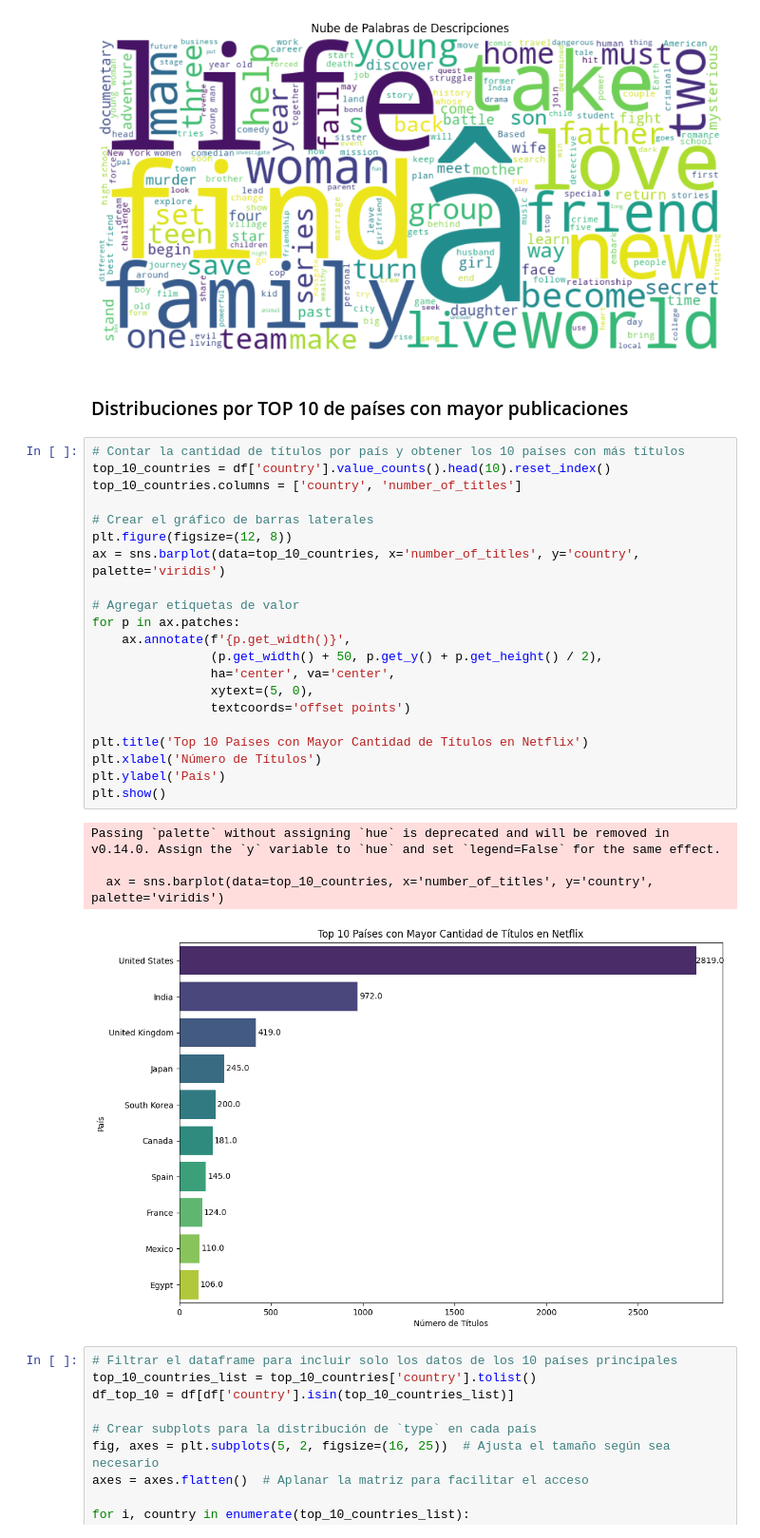
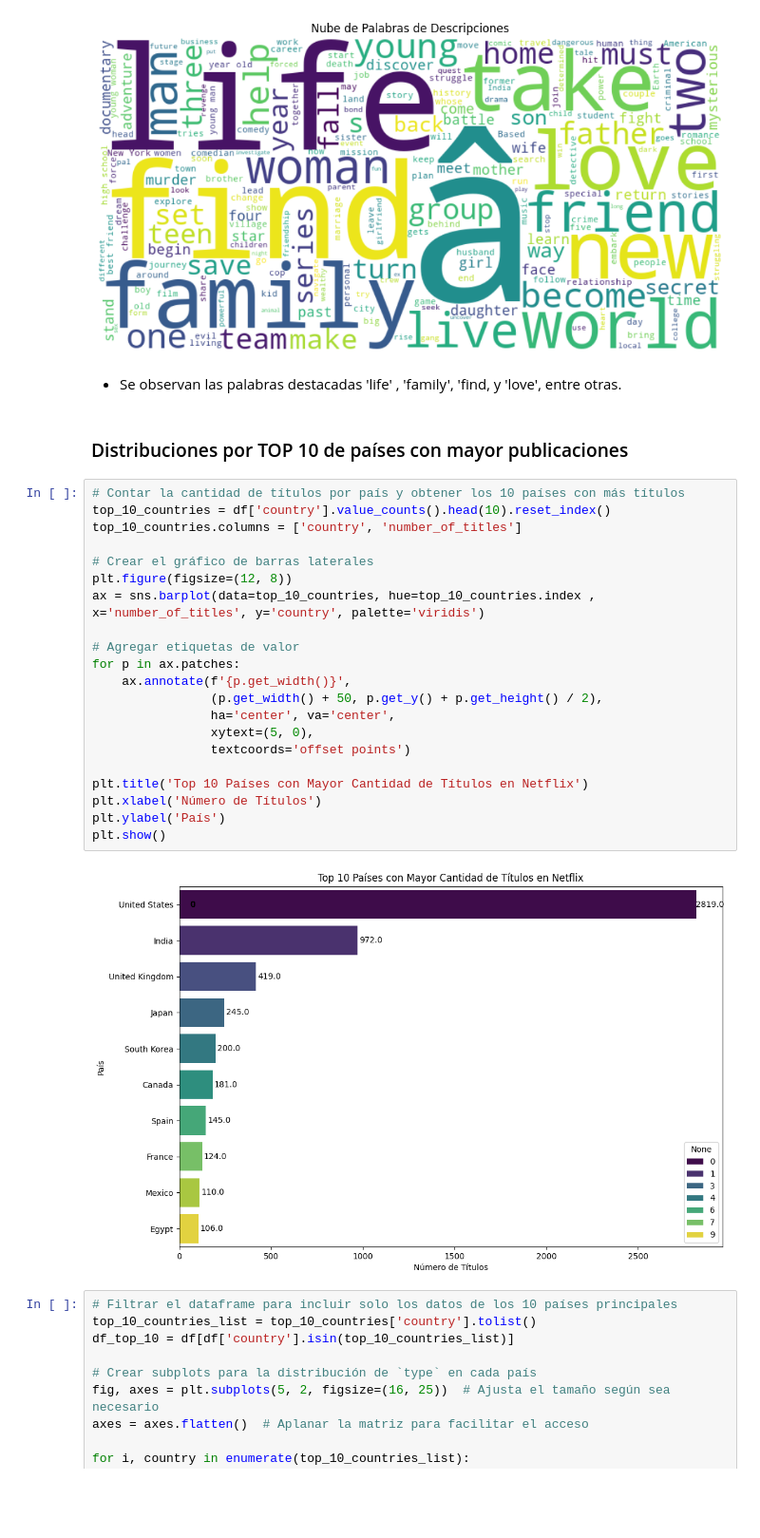
Before and after one commit to leandroabritez/Netflix-Movies-and-TV-Shows, a Jupyter notebook: 3.Análisis.ipynb, the cells around one changed output. Shown at 95% size. Saved outputs shown, nothing was run; the diff lists cells and outputs as text; blank space fills up the shorter version.

```diff
--- a/3.Análisis.ipynb
+++ b/3.Análisis.ipynb
@@ -325,34 +325,33 @@ plt.title('Nube de Palabras de Descripciones')
 plt.show()
 # %% [output]
 [figure]
+# %% [markdown]
+* Se observan las palabras destacadas 'life' , 'family', 'find, y 'love', entre otras.
 # %% [markdown]
 ### Distribuciones por TOP 10 de países con mayor publicaciones
 # %%
 # Contar la cantidad de títulos por país y obtener los 10 países con más títulos
 top_10_countries = df['country'].value_counts().head(10).reset_index()
 top_10_countries.columns = ['country', 'number_of_titles']
 
 # Crear el gráfico de barras laterales
 plt.figure(figsize=(12, 8))
-ax = sns.barplot(data=top_10_countries, x='number_of_titles', y='country', palette='viridis')
+ax = sns.barplot(data=top_10_countries, hue=top_10_countries.index , x='number_of_titles', y='country', palette='viridis')
 
 # Agregar etiquetas de valor
 for p in ax.patches:
     ax.annotate(f'{p.get_width()}',
                 (p.get_width() + 50, p.get_y() + p.get_height() / 2),
                 ha='center', va='center',
                 xytext=(5, 0),
                 textcoords='offset points')
 
 plt.title('Top 10 Países con Mayor Cantidad de Títulos en Netflix')
 plt.xlabel('Número de Títulos')
 plt.ylabel('País')
 plt.show()
 # %% [output]
-Passing `palette` without assigning `hue` is deprecated and will be removed in v0.14.0. Assign the `y` variable to `hue` and set `legend=False` for the same effect.
-
-  ax = sns.barplot(data=top_10_countries, x='number_of_titles', y='country', palette='viridis')
-[figure, old version]
+[figure, new version]
 # %%
 # Filtrar el dataframe para incluir solo los datos de los 10 países principales
 top_10_countries_list = top_10_countries['country'].tolist()
```
